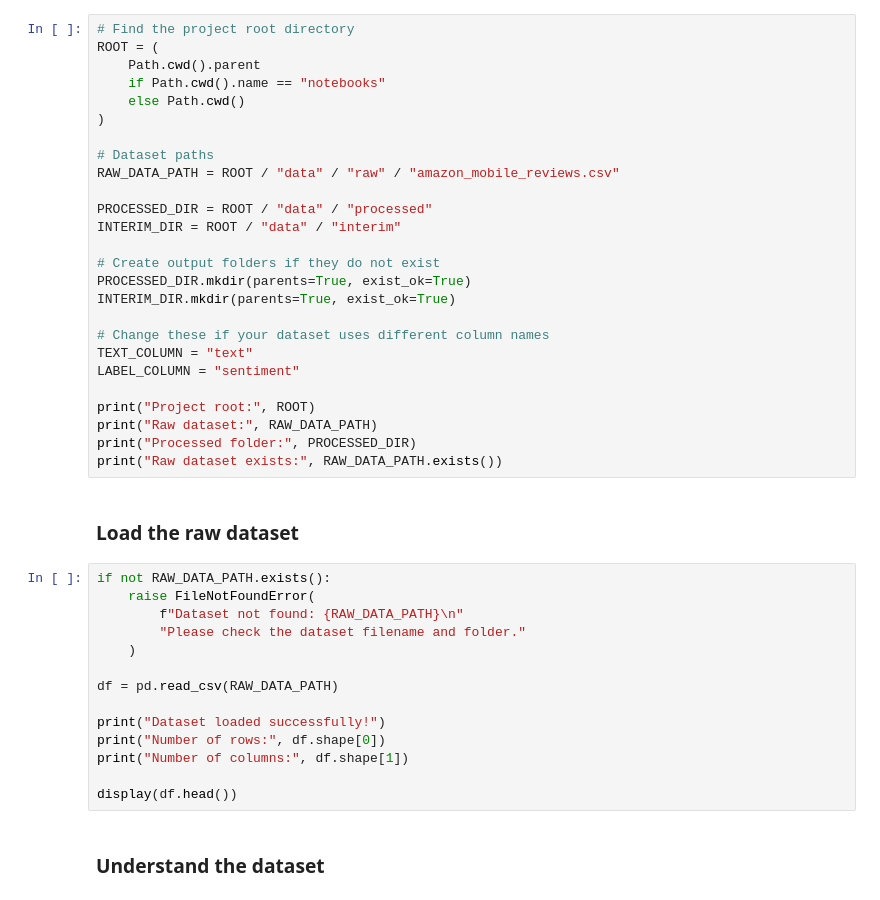
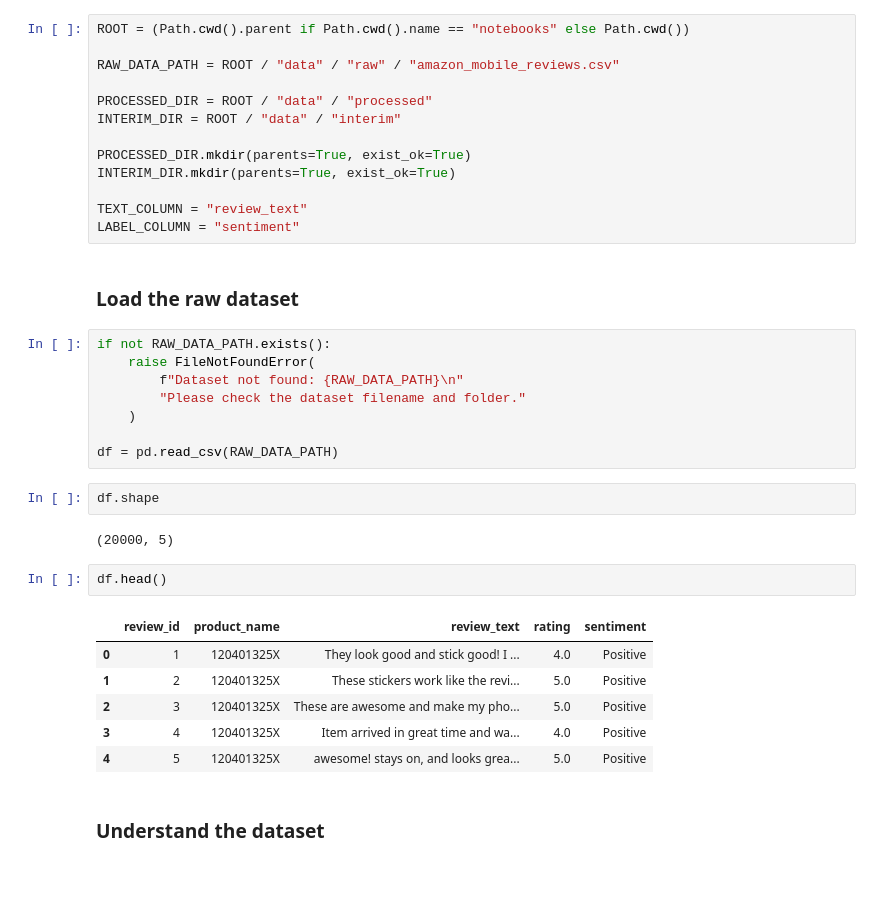
Before and after one commit to HimashMadushanka/Mobile-Review-Sentiment-Analysis, a Jupyter notebook: notebooks/02_Data_Cleaning_and_Preprocessing.ipynb, the cells around one changed output. Drawn from its saved outputs; the diff is of its cells as text.

```diff
--- a/notebooks/02_Data_Cleaning_and_Preprocessing.ipynb
+++ b/notebooks/02_Data_Cleaning_and_Preprocessing.ipynb
@@ -23,31 +19,18 @@ Libraries imported successfully!
 # %% [markdown]
 ### Set project paths and configuration
 # %%
-# Find the project root directory
-ROOT = (
-    Path.cwd().parent
-    if Path.cwd().name == "notebooks"
-    else Path.cwd()
-)
+ROOT = (Path.cwd().parent if Path.cwd().name == "notebooks" else Path.cwd())
 
-# Dataset paths
 RAW_DATA_PATH = ROOT / "data" / "raw" / "amazon_mobile_reviews.csv"
 
 PROCESSED_DIR = ROOT / "data" / "processed"
 INTERIM_DIR = ROOT / "data" / "interim"
 
-# Create output folders if they do not exist
 PROCESSED_DIR.mkdir(parents=True, exist_ok=True)
 INTERIM_DIR.mkdir(parents=True, exist_ok=True)
 
-# Change these if your dataset uses different column names
-TEXT_COLUMN = "text"
+TEXT_COLUMN = "review_text"
 LABEL_COLUMN = "sentiment"
-
-print("Project root:", ROOT)
-print("Raw dataset:", RAW_DATA_PATH)
-print("Processed folder:", PROCESSED_DIR)
-print("Raw dataset exists:", RAW_DATA_PATH.exists())
 # %% [markdown]
 ### Load the raw dataset
 # %%
@@ -58,12 +41,19 @@ if not RAW_DATA_PATH.exists():
     )
 
 df = pd.read_csv(RAW_DATA_PATH)
-
-print("Dataset loaded successfully!")
-print("Number of rows:", df.shape[0])
-print("Number of columns:", df.shape[1])
-
-display(df.head())
+# %%
+df.shape
+# %% [output]
+(20000, 5)
+# %%
+df.head()
+# %% [output]
+|  | review_id | product_name | review_text | rating | sentiment |
+| 0 | 1 | 120401325X | They look good and stick good! I ... | 4.0 | Positive |
+| 1 | 2 | 120401325X | These stickers work like the revi... | 5.0 | Positive |
+| 2 | 3 | 120401325X | These are awesome and make my pho... | 5.0 | Positive |
+| 3 | 4 | 120401325X | Item arrived in great time and wa... | 4.0 | Positive |
+| 4 | 5 | 120401325X | awesome! stays on, and looks grea... | 5.0 | Positive |
 # %% [markdown]
 ### Understand the dataset
 # %%
```
Also changed, not shown: parts of 32 cells of this notebook, 1 other file.
